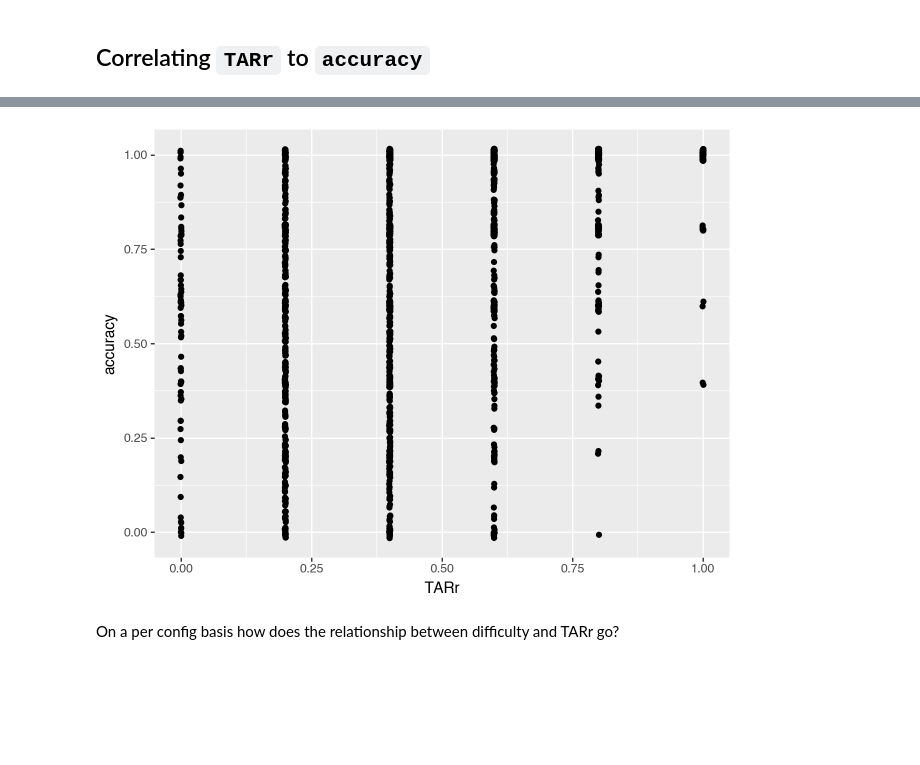
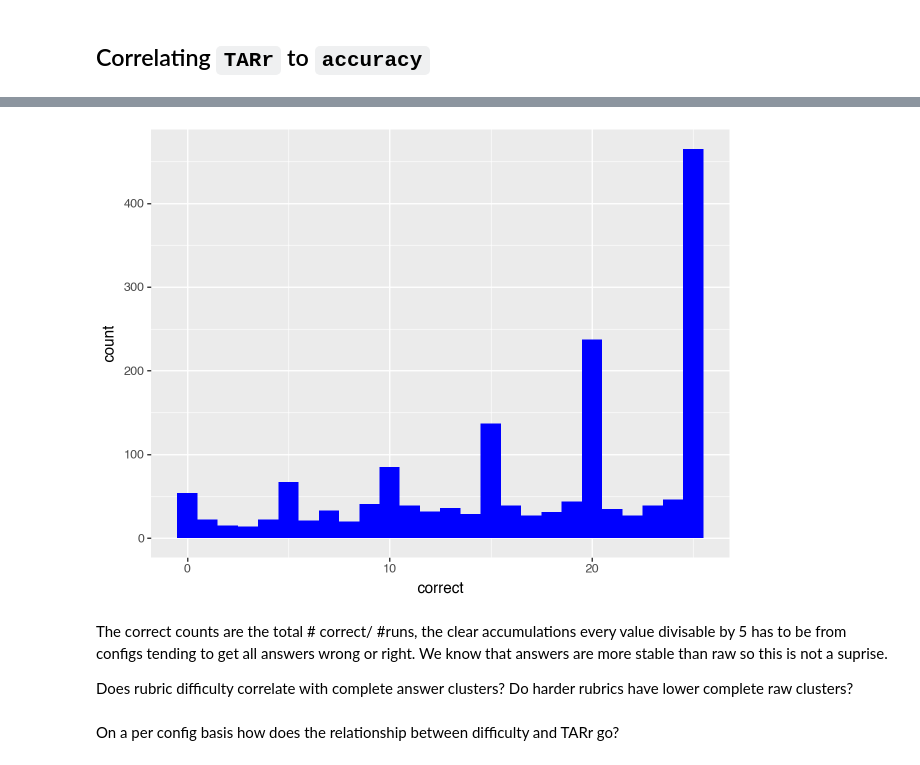
Before and after one commit to breckbaldwin/llm-stability, a Jupyter notebook: experiments/difficulty_correlation/analysis.ipynb, the cells around one changed output, grey strips where cells are left out. Saved outputs shown, nothing was run; the diff lists cells and outputs as text; code cells hidden in the pictures; blank space fills up the shorter version.

```diff
--- a/experiments/difficulty_correlation/analysis.ipynb
+++ b/experiments/difficulty_correlation/analysis.ipynb
@@ -61,21 +61,27 @@ display(df)
 # %%
 %matplotlib notebook
 
 import plotnine as p9
 
 #df = difficulty_df[difficulty_df['task'] == 'college_mathematics']
 df = difficulty_df
 
 #display(df)
-plot = ( p9.ggplot(data=df)
-        + p9.geom_jitter(mapping=p9.aes(x='TARr', y='accuracy'), width=.001))
+plot = ( p9.ggplot(df)
+        + p9.geom_histogram(p9.aes(x='correct'), binwidth=1, fill='blue')
 
+)
 
 plot
 # %% [output]
 [interactive output not drawn]
 [interactive output not drawn]
-[figure, old version]
+[figure, new version]
+# %% [markdown]
+The correct counts are the total # correct/ #runs, the clear accumulations every value divisable by 5 has to be from configs tending to get all answers wrong or right. We know that answers are more stable than raw so this is not a suprise.
+
+Does rubric difficulty correlate with complete answer clusters?
+Do harder rubrics have lower complete raw clusters?
 # %% [markdown]
 On a per config basis how does the relationship between difficulty and TARr go?
 # %%
```
Also changed, not shown: parts of 7 cells of this notebook.
